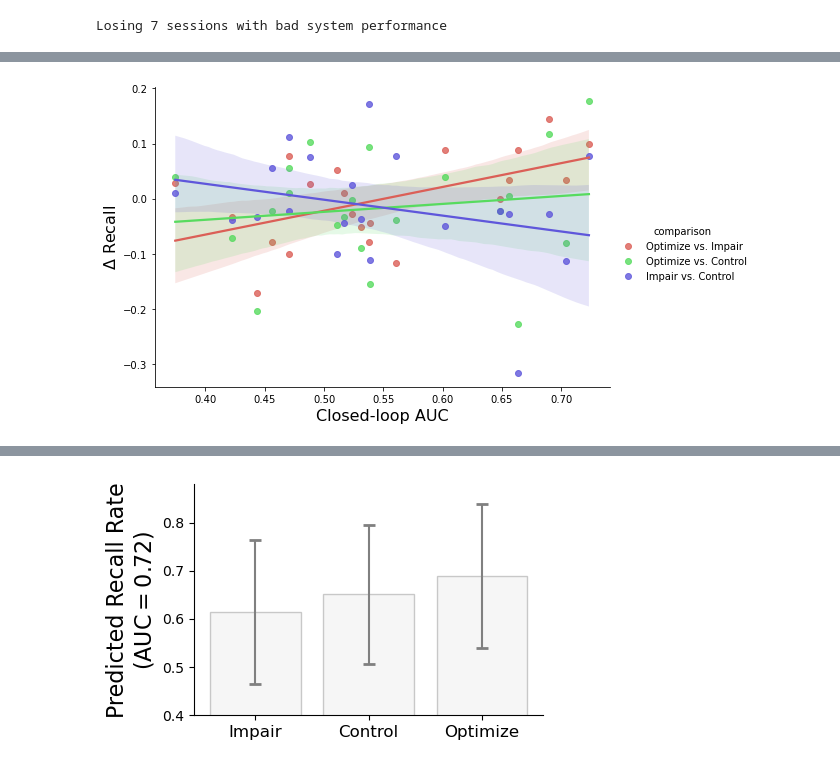
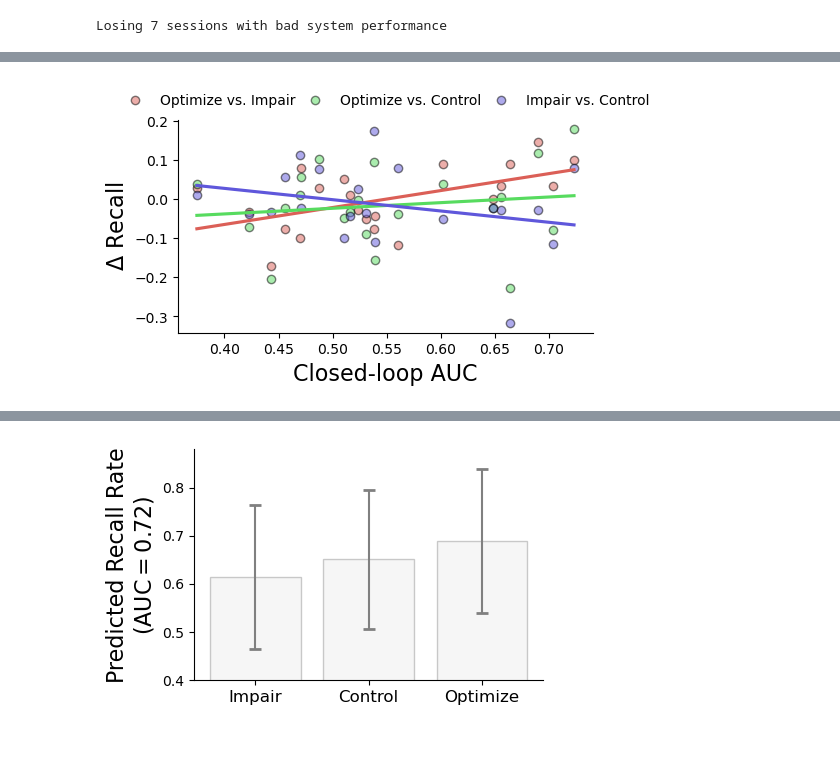
Before and after one commit to pennmem/optimizing-memory, a Jupyter notebook: optimize-memory-main.ipynb, the cells around one changed output, grey strips where cells are left out. Saved outputs shown, nothing was run; the diff lists cells and outputs as text; code cells hidden in the pictures.

Commit message:
updated analysis with prestim CL data

```diff
--- a/optimize-memory-main.ipynb
+++ b/optimize-memory-main.ipynb
@@ -416,6 +402,3 @@ recall_by_cond
 | 202 | LTP500 | 3 | Pos | 0.688889 | 0.946089 |
 | 203 | LTP500 | 3 | Sham | 0.633333 | 0.933399 |
 204 rows × 5 columns
-# %%
-for g, df in CL_evs.groupby("subject"):
-    df = df.query("type=='WORD' and trial_type in ['Neg', 'Pos', 'Sham']").groupby(["subject", "session", "trial_type"]).agg({"recalled":np.nanmean, "probability":np.nanmean}).reset_index()
@@ -424,3 +404,0 @@ corr_df = recall_by_cond.groupby(["trial_type", "subject"], as_index=False).mean
-# %%
-for g, df in corr_df.groupby("trial_type"):
-    print(g, np.corrcoef(df["probability"], df["recalled"]))
@@ -579,15 +646,25 @@ pivoted_trial_comparisons
 # %%
 sns.set_palette('hls', 3)
 # fig, ax = plt.subplots(1, 1)
-# plt.figure(figsize=(6, 10))
-facet = sns.lmplot(data=pivoted_trial_comparisons, x="AUC", y="delta_recall", hue="comparison", aspect=1.5, legend=True, ci=95)
+facet = sns.lmplot(data=pivoted_trial_comparisons,
+                   scatter_kws = dict(alpha=0.5, edgecolor='k'),
+                   x="AUC", y="delta_recall", hue="comparison",
+                   legend=True, ci=None, height=3, aspect=1.8, legend_out=True)
 ax= facet.axes[0][0]
 ax.set_ylabel(r"$\Delta$ Recall")
 ax.set_xlabel("Closed-loop AUC")
-# sns.move_legend(facet, loc="right")
+ax.legend(facet._legend_data.values(), facet._legend_data)
+facet.legend.remove()
+sns.move_legend(
+    ax, "lower center", handles=facet._legend_data.values(), labels=facet._legend_data,
+    bbox_to_anchor=(.5, 1), ncol=3, title=None, frameon=False,
+    columnspacing=.4,
+    # labelspacing=1., handlelength=0.8, handletextpad=1,
+)
+
 plt.savefig("figures/AUC_recall_correlation.pdf", dpi=300, bbox_inches="tight")
 # %% [output]
-[figure, old version]
+[figure, new version]
 # %%
 model_linear = pd.read_csv("results/linear_model.csv", index_col=0)[1:]
 model_linear = model_linear[model_linear.effect=='fixed']
```
Also changed, not shown: parts of 23 cells of this notebook, 25 other files.
